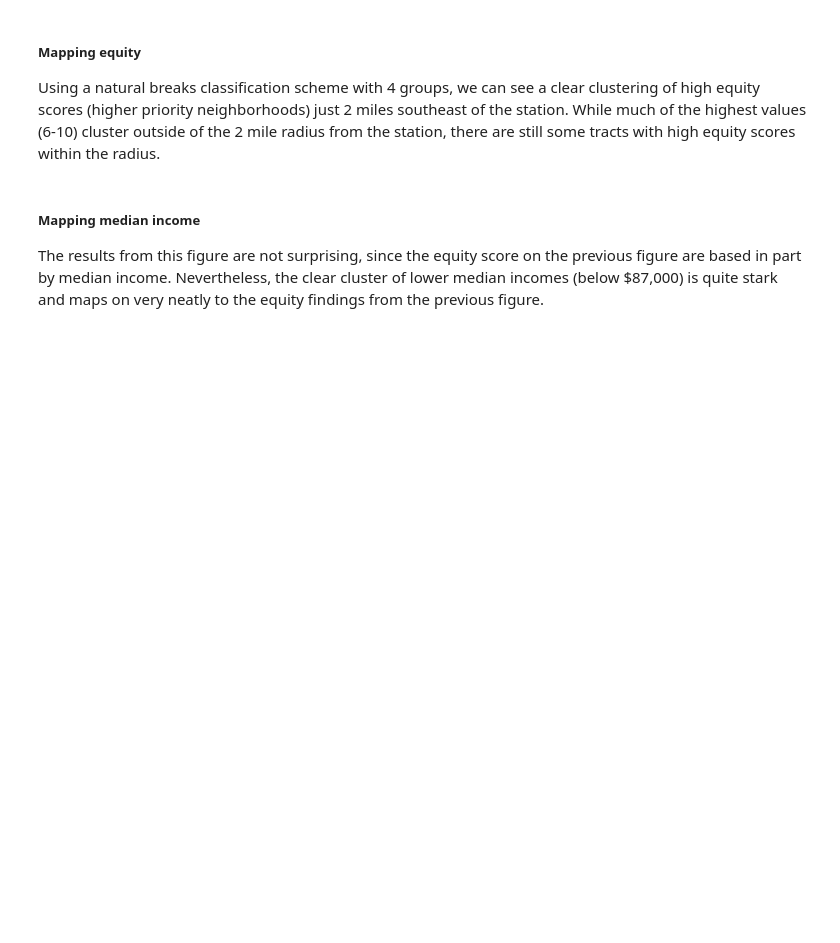
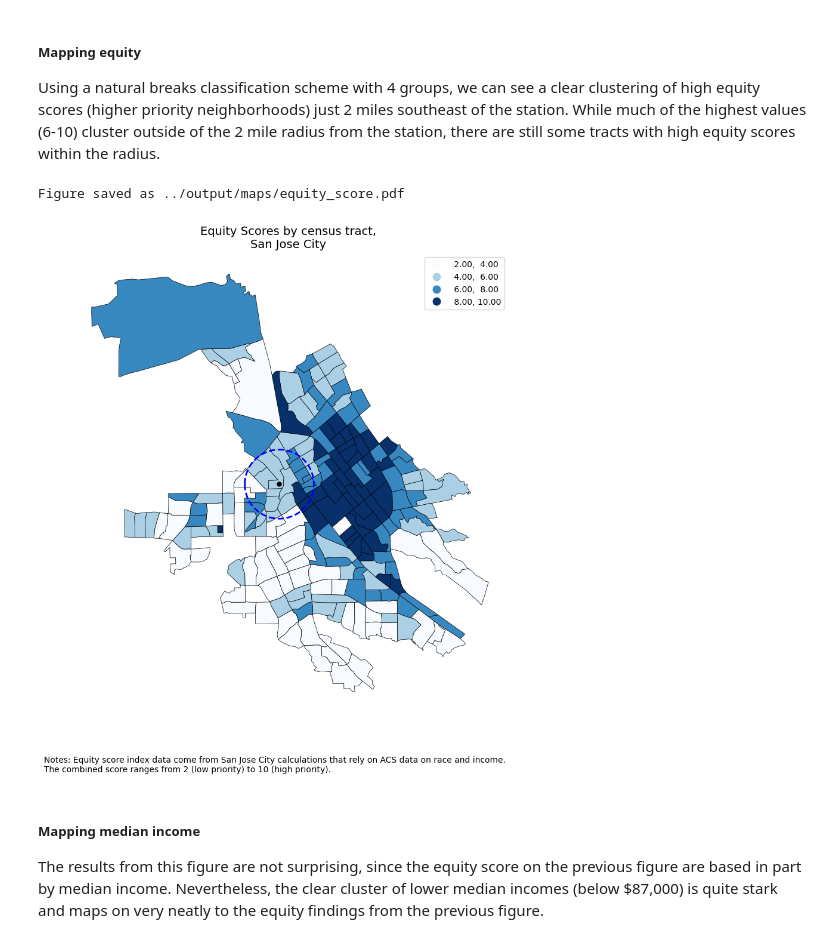
Before and after one commit to kaseyzapatka/sanjose_case_study, a Jupyter notebook: code/code.ipynb, the cells around one changed output. Saved outputs shown, nothing was run; the diff lists cells and outputs as text; code cells hidden in the pictures; blank space fills up the shorter version.

```diff
--- a/code/code.ipynb
+++ b/code/code.ipynb
@@ -765,21 +749,24 @@ Using a natural breaks classification scheme with 4 groups, we can see a clear c
 # %%
 # import custom mapping function
 from utils import choropleth_map
 
 #
 # Equity score map
 # ----------------------------------------
 choropleth_map(
     gdf=san_jose_tracts_with_acs_equity,
     column="EQUITYSC_2",
-    title="Equity scores, \nSan Jose City (2018-2022)",
+    title="Equity Scores by census tract, \nSan Jose City ",
     station_gdf=diridon_station,
     buffer_gdf=buffer_2mile,
     k = 4,
     notes="Notes: Equity score index data come from San Jose City calculations that rely on ACS data on race and income. \nThe combined score ranges from 2 (low priority) to 10 (high priority).",
     save=True,
     filename="../output/maps/equity_score.pdf"
 )
+# %% [output]
+Figure saved as ../output/maps/equity_score.pdf
+[figure, added]
 # %% [markdown]
 ##### Mapping median income
 
```
Also changed, not shown: parts of 11 cells of this notebook, 4 other files.
